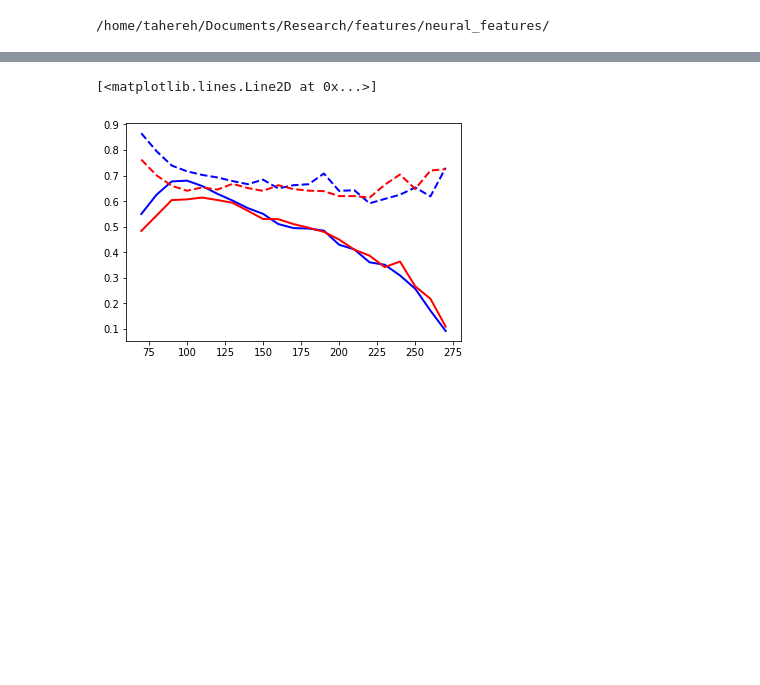
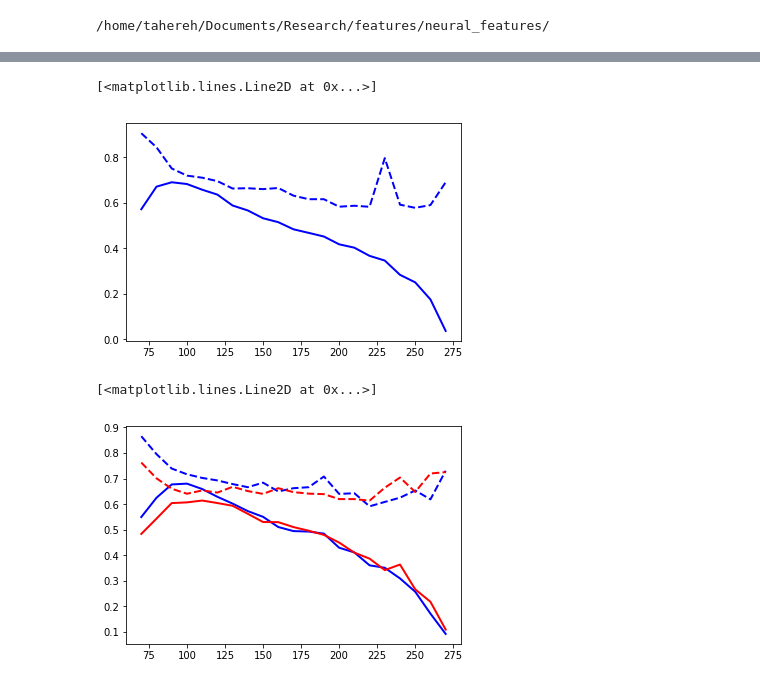
Before and after one commit to issalab/Mapping, a Jupyter notebook: mapping_main.ipynb, the cells around one changed output, grey strips where cells are left out. Cells and saved outputs as stored; diff of their text form; code cells hidden in the pictures; blank space fills up the shorter version.

```diff
--- a/mapping_main.ipynb
+++ b/mapping_main.ipynb
@@ -71,12 +67,12 @@ train_inds,test_inds = train_test_split_objV36(DF_img, test_size)
 # %%
 Neu_trial = IT[1:]
-reg_method = 'ridge'#  'PLS'#'ridge'
+reg_method = 'ridge'  # 'PLS'#'ridge'
 
 if reg_method == 'PLS':
     n_components = 25
     reg_params = n_components
 elif reg_method == 'ridge':
-    reg_params =[]
+    reg_params = [20, -10, 10]
     n_components = 500
 
 
@@ -94,17 +90,17 @@ h5f = h5py.File(filename, 'w')
 h5f.create_dataset('model_layer', data=model1)
 h5f.close()
 
-# Model 2
-# Read Model
-model_layer2 = 'resnet_layer4'
-Model = ReadModel(model_layer2, modeldir, True, n_components_PCA)
-model2 = Model.get_model()[640:,:]
-
-
-filename = modeldir+'%s/500PCA/%dcmps_%s.h5'%(folder_name, n_components_PCA, model_layer2)
-h5f = h5py.File(filename, 'w')
-h5f.create_dataset('model_layer', data=model2)
-h5f.close()
+# # Model 2
+# # Read Model
+# model_layer2 = 'resnet_layer4'
+# Model = ReadModel(model_layer2, modeldir, True, n_components_PCA)
+# model2 = Model.get_model()[640:,:]
+#
+#
+# filename = modeldir+'%s/500PCA/%dcmps_%s.h5'%(folder_name, n_components_PCA, model_layer2)
+# h5f = h5py.File(filename, 'w')
+# h5f.create_dataset('model_layer', data=model2)
+# h5f.close()
 # %%
 
 
@@ -148,3 +143,15 @@ The global vars?
+# %%
+
+
+
+import numpy as np
+import matplotlib.pylab as plt
+%matplotlib inline
+plt.plot(flexible_times, np.mean(r_sites_fixed_1[3,list_acceptable_neurons_1,:],0), lw=2, ls='-', color='b')
+plt.plot(flexible_times, np.mean(r_sites_flexible_1[3,list_acceptable_neurons_1,:], 0), lw=2, ls='--', color = 'b')
+# %% [output]
+[<matplotlib.lines.Line2D at 0x...>]
+[figure, added]
 # %%
 import numpy as np
 import matplotlib.pylab as plt
```
Also changed, not shown: parts of 4 cells of this notebook, 5 other files.
